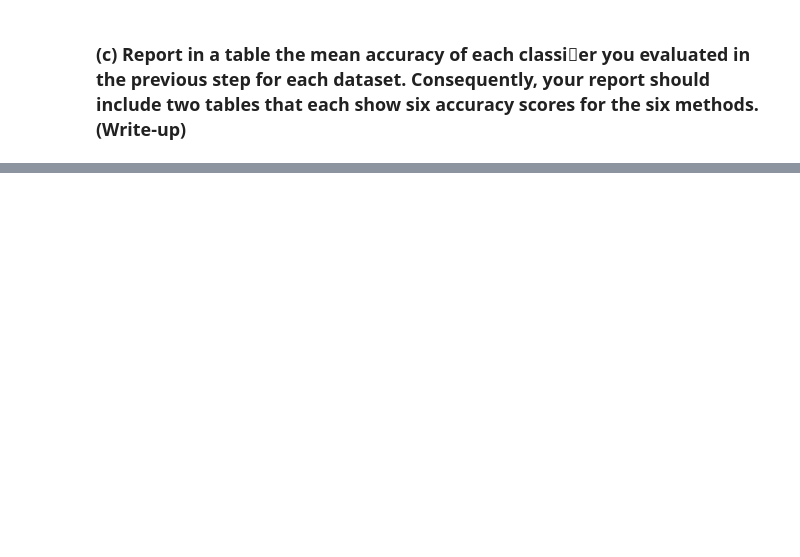
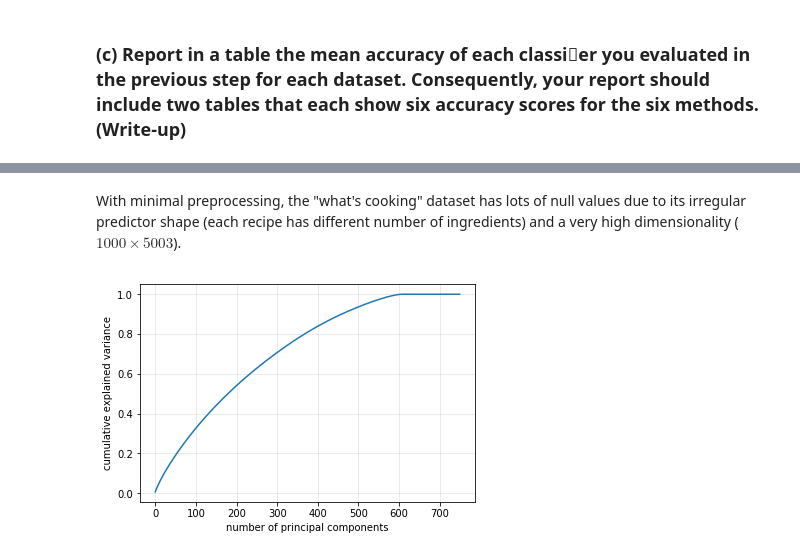
Before and after one commit to edithzeng/INF385T-IntroMachineLearning, a Jupyter notebook: LabAssignment3_Q2.ipynb, the cells around one changed output, grey strips where cells are left out. Drawn from its saved outputs; the diff is of its cells as text; code cells hidden in the pictures; blank space fills up the shorter version.

```diff
--- a/LabAssignment3_Q2.ipynb
+++ b/LabAssignment3_Q2.ipynb
@@ -423,0 +457,15 @@ The cooking dataset has
+# %% [markdown]
+With minimal preprocessing, the "what's cooking" dataset has lots of null values due to its irregular predictor shape (each recipe has different number of ingredients) and a very high dimensionality ($1000\times5003$).
+# %%
+def plot_explained_variance(n_feature, X_train):
+    pca = PCA(n_feature)
+    pca_full = pca.fit(X_train)
+    plt.plot(np.cumsum(pca_full.explained_variance_ratio_))
+    plt.xlabel("number of principal components")
+    plt.ylabel("cumulative explained variance")
+    plt.grid(color='grey',linestyle='-',alpha=0.2)
+    plt.show()
+
+plot_explained_variance(5003, cooking_X_train_scaled)
+# %% [output]
+[figure, added]
```
Also changed, not shown: parts of 12 cells of this notebook.
